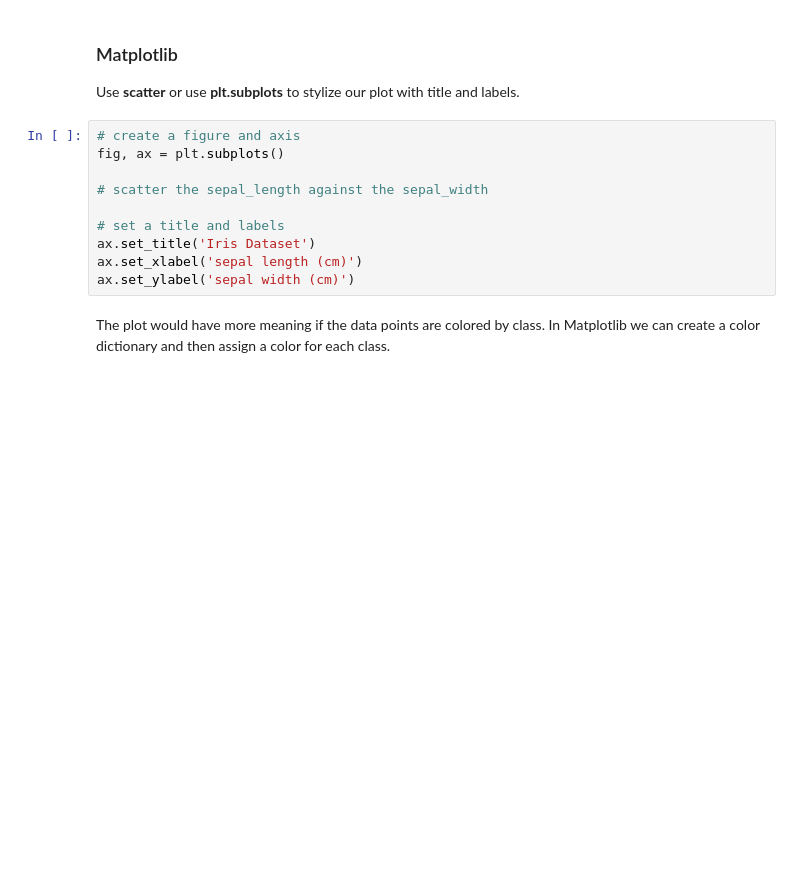
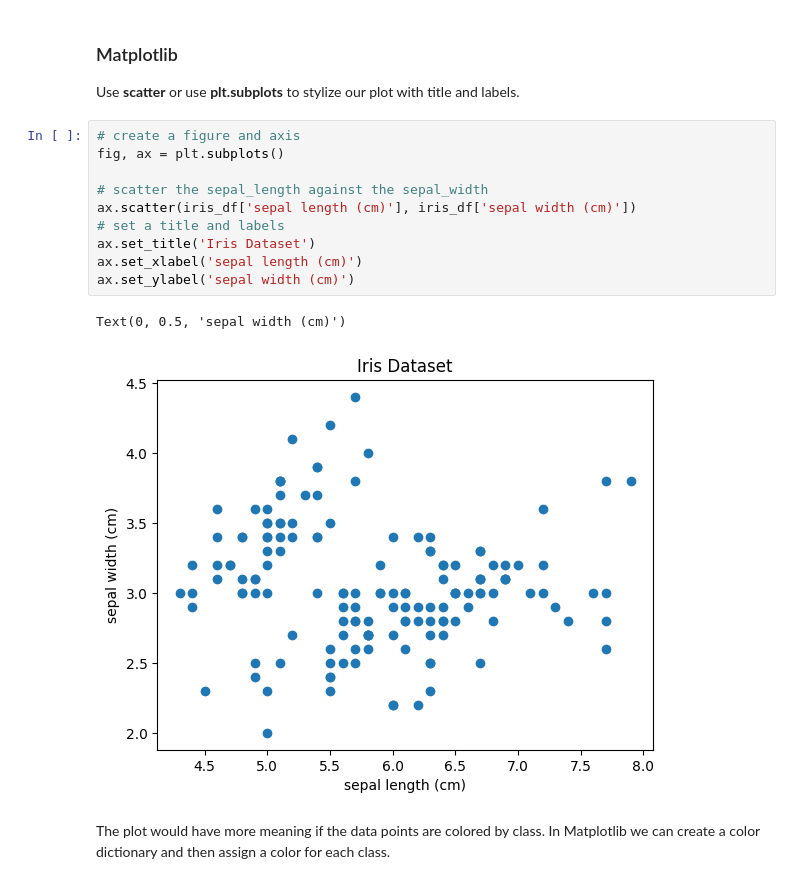
Before and after one commit to djkraase/data_viz_python_tutorial, a Jupyter notebook: Data_Viz_Tutorial.ipynb, the cells around one changed output. Drawn from its saved outputs; the diff is of its cells as text; blank space fills up the shorter version.

```diff
--- a/Data_Viz_Tutorial.ipynb
+++ b/Data_Viz_Tutorial.ipynb
@@ -90,13 +146,16 @@ Use **scatter** or use **plt.subplots** to stylize our plot with title and label
 # %%
 # create a figure and axis
 fig, ax = plt.subplots()
 
 # scatter the sepal_length against the sepal_width
-
+ax.scatter(iris_df['sepal length (cm)'], iris_df['sepal width (cm)'])
 # set a title and labels
 ax.set_title('Iris Dataset')
 ax.set_xlabel('sepal length (cm)')
 ax.set_ylabel('sepal width (cm)')
+# %% [output]
+Text(0, 0.5, 'sepal width (cm)')
+[figure, added]
 # %% [markdown]
 The plot would have more meaning if the data points are colored by class.  In Matplotlib we can create a color dictionary and then assign a color for each class.
 # %%
```
Also changed, not shown: parts of 39 cells of this notebook, 1 other file.
